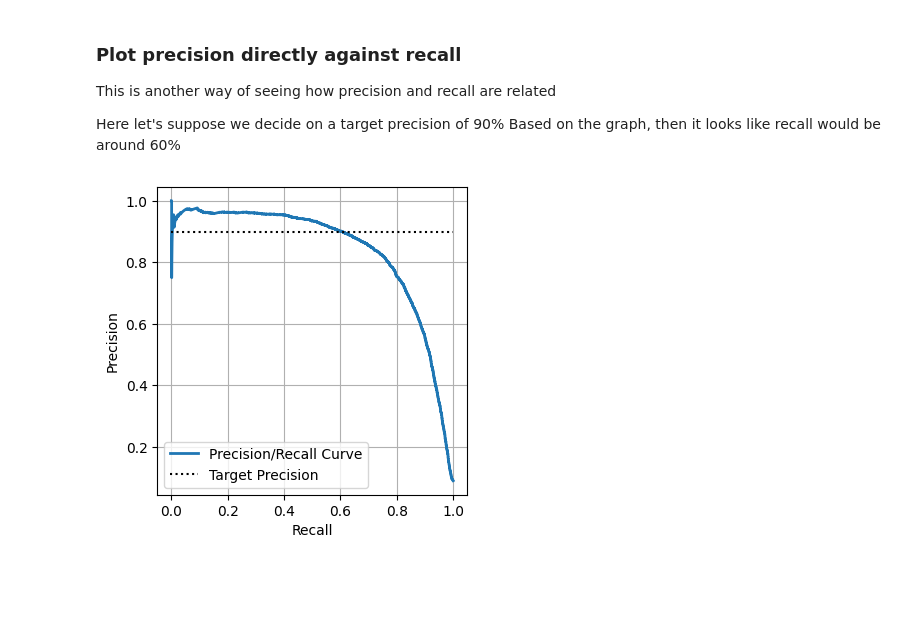
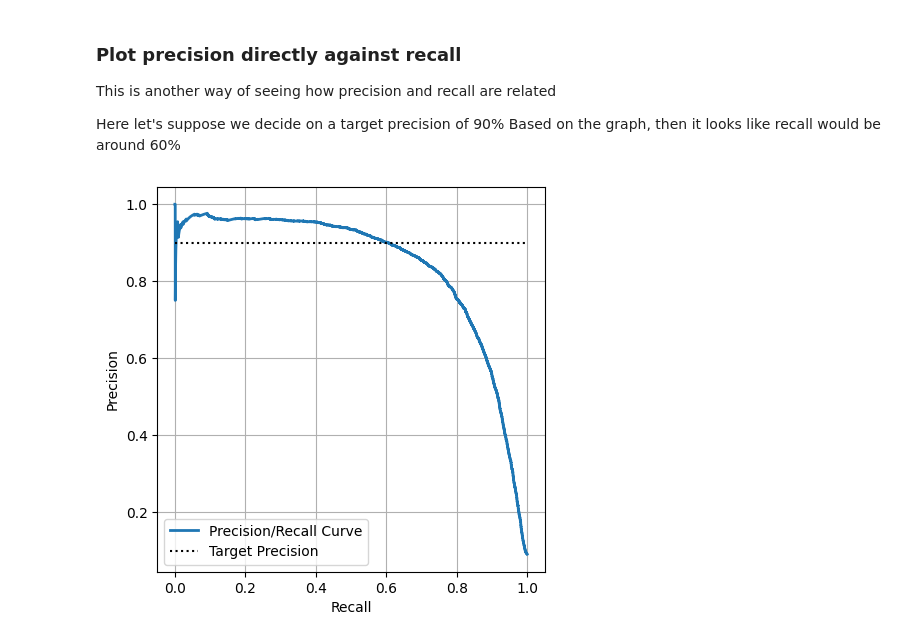
Before and after one commit to aaronshirk/data_science_projects, a Jupyter notebook: mnist_classification/notebook.ipynb, the cells around one changed output. Drawn from its saved outputs; the diff is of its cells as text; code cells hidden in the pictures; blank space fills up the shorter version.

```diff
--- a/mnist_classification/notebook.ipynb
+++ b/mnist_classification/notebook.ipynb
@@ -216,14 +217,14 @@ This is another way of seeing how precision and recall are related
 Here let's suppose we decide on a target precision of 90%
 Based on the graph, then it looks like recall would be around 60%
 # %%
-fig2, ax2 = plt.subplots(figsize=(4, 4))
+fig2, ax2 = plt.subplots(figsize=(5, 5))
 ax2.plot(recalls, precisions, linewidth=2, label="Precision/Recall Curve")
 ax2.hlines(0.90, 0, 1.0, "k", "dotted", label="Target Precision")
 ax2.set_xlabel('Recall')
 ax2.set_ylabel('Precision')
 ax2.legend()
 ax2.grid()
 
 plt.show()
 # %% [output]
-[figure, old version]
+[figure, new version]
```
Also changed, not shown: parts of 7 cells of this notebook.
